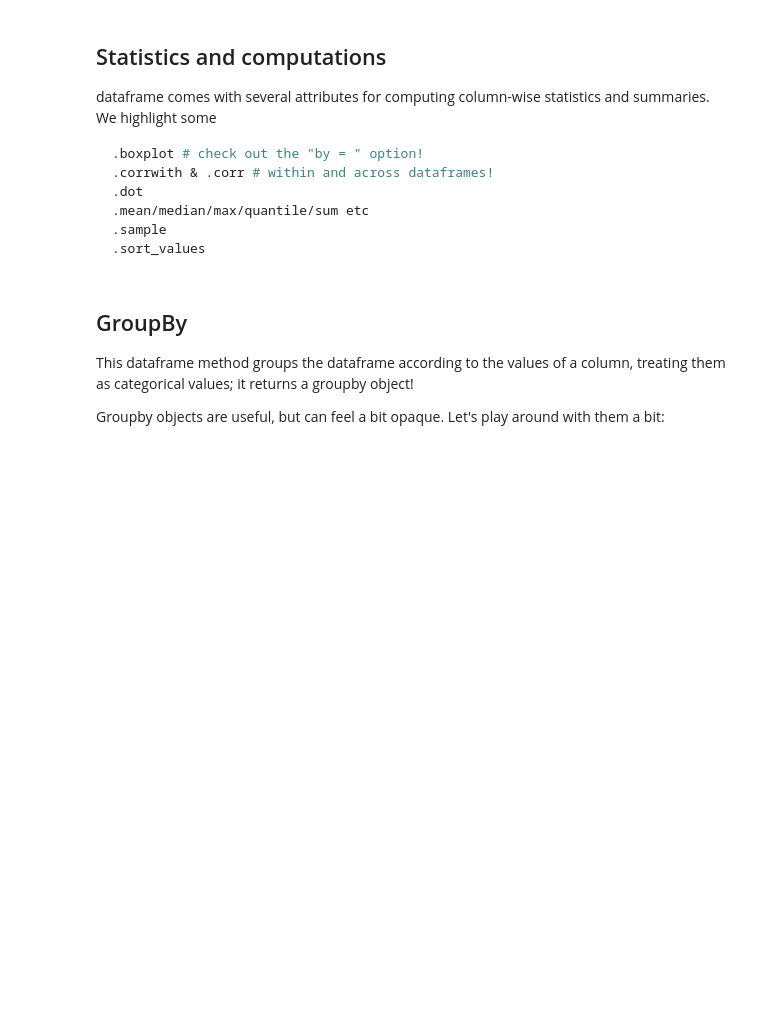
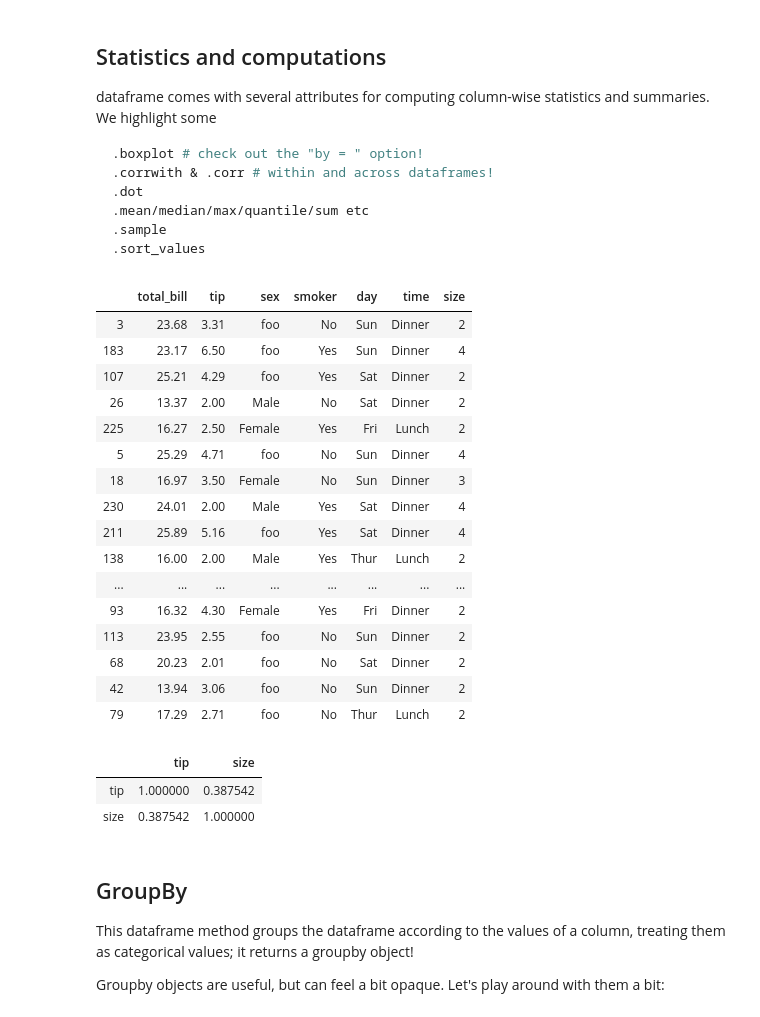
Before and after one commit to bgsedatascience/module-intro-to-pandas, a Jupyter notebook: pandas.ipynb, the cells around one changed output. Saved outputs shown, nothing was run; the diff lists cells and outputs as text; code cells hidden in the pictures; blank space fills up the shorter version.

````diff
--- a/pandas.ipynb
+++ b/pandas.ipynb
@@ -412,3 +649,15 @@ tips.loc[2,"sex"] #access the entry in dataframe by giving the index labels of r
 tips.loc[2]["sex"] #accessing the whole row as a series, then using the column name as index label
 ```
 etc
+# %%
+tips.loc[2]
+tips.loc[2,["sex","smoker"]]
+
+# Set something in the dataframe
+tips.loc[2,"sex"]="Female"
+
+tips.loc[2,["sex","smoker"]]
+
+tips.loc[(tips.sex=='Male')&(tips.tip>2.),'sex']="foo"
+
+tips
@@ -441,14 +704,47 @@ dataframe comes with several attributes for computing column-wise statistics and
 .sample
 .sort_values
 ```
+# %%
+tips.sample(frac=0.2)
+# %% [output]
+|  | total_bill | tip | sex | smoker | day | time | size |
+| 3 | 23.68 | 3.31 | foo | No | Sun | Dinner | 2 |
+| 183 | 23.17 | 6.50 | foo | Yes | Sun | Dinner | 4 |
+| 107 | 25.21 | 4.29 | foo | Yes | Sat | Dinner | 2 |
+| 26 | 13.37 | 2.00 | Male | No | Sat | Dinner | 2 |
+| 225 | 16.27 | 2.50 | Female | Yes | Fri | Lunch | 2 |
+| 5 | 25.29 | 4.71 | foo | No | Sun | Dinner | 4 |
+| 18 | 16.97 | 3.50 | Female | No | Sun | Dinner | 3 |
+| 230 | 24.01 | 2.00 | Male | Yes | Sat | Dinner | 4 |
+| 211 | 25.89 | 5.16 | foo | Yes | Sat | Dinner | 4 |
+| 138 | 16.00 | 2.00 | Male | Yes | Thur | Lunch | 2 |
+| ... | ... | ... | ... | ... | ... | ... | ... |
+| 93 | 16.32 | 4.30 | Female | Yes | Fri | Dinner | 2 |
+| 113 | 23.95 | 2.55 | foo | No | Sun | Dinner | 2 |
+| 68 | 20.23 | 2.01 | foo | No | Sat | Dinner | 2 |
+| 42 | 13.94 | 3.06 | foo | No | Sun | Dinner | 2 |
+| 79 | 17.29 | 2.71 | foo | No | Thur | Lunch | 2 |
 # %%
 # Challenge:
 
 # Using the tips dataframe, calculate the correlation between
 # tip and size for only Male clients during Dinner.
 
+#tips[(tips.time=="Dinner") &(tips.sex=="Male")][["tip","size"]].corr()
+
 # HINT: Remember that "size" cannot be accessed via dot notation, as it's an
 # attribute of the series!
+
+#tips.head()
+# Split code in multiple lines and put it all in paranthesis
+(tips[(tips.time=="Dinner") &(tips.sex=="Male")]
+ [["tip","size"]]
+ .corr()
+)
+# %% [output]
+|  | tip | size |
+| tip | 1.000000 | 0.387542 |
+| size | 0.387542 | 1.000000 |
 # %% [markdown]
 ## GroupBy
 
````
Also changed, not shown: parts of 61 cells of this notebook.
